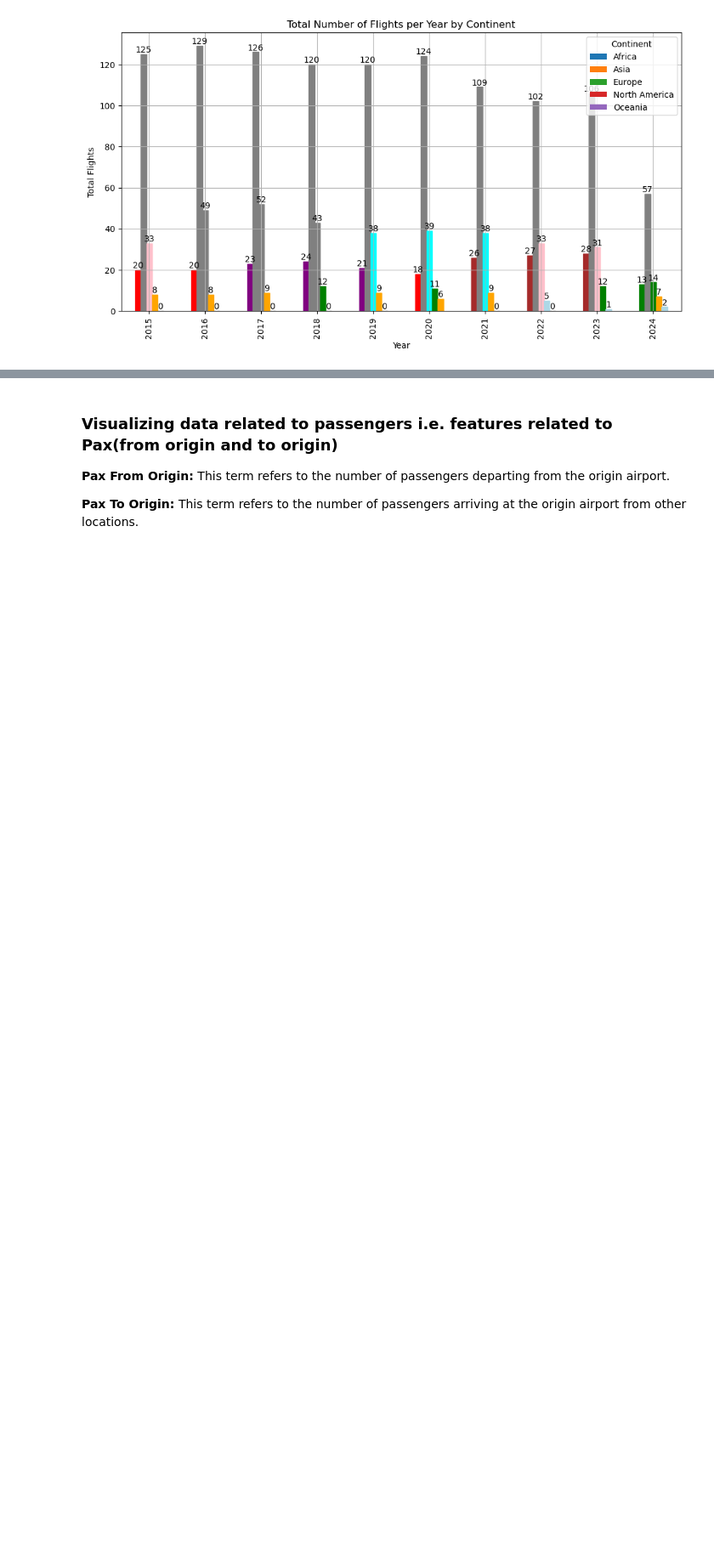
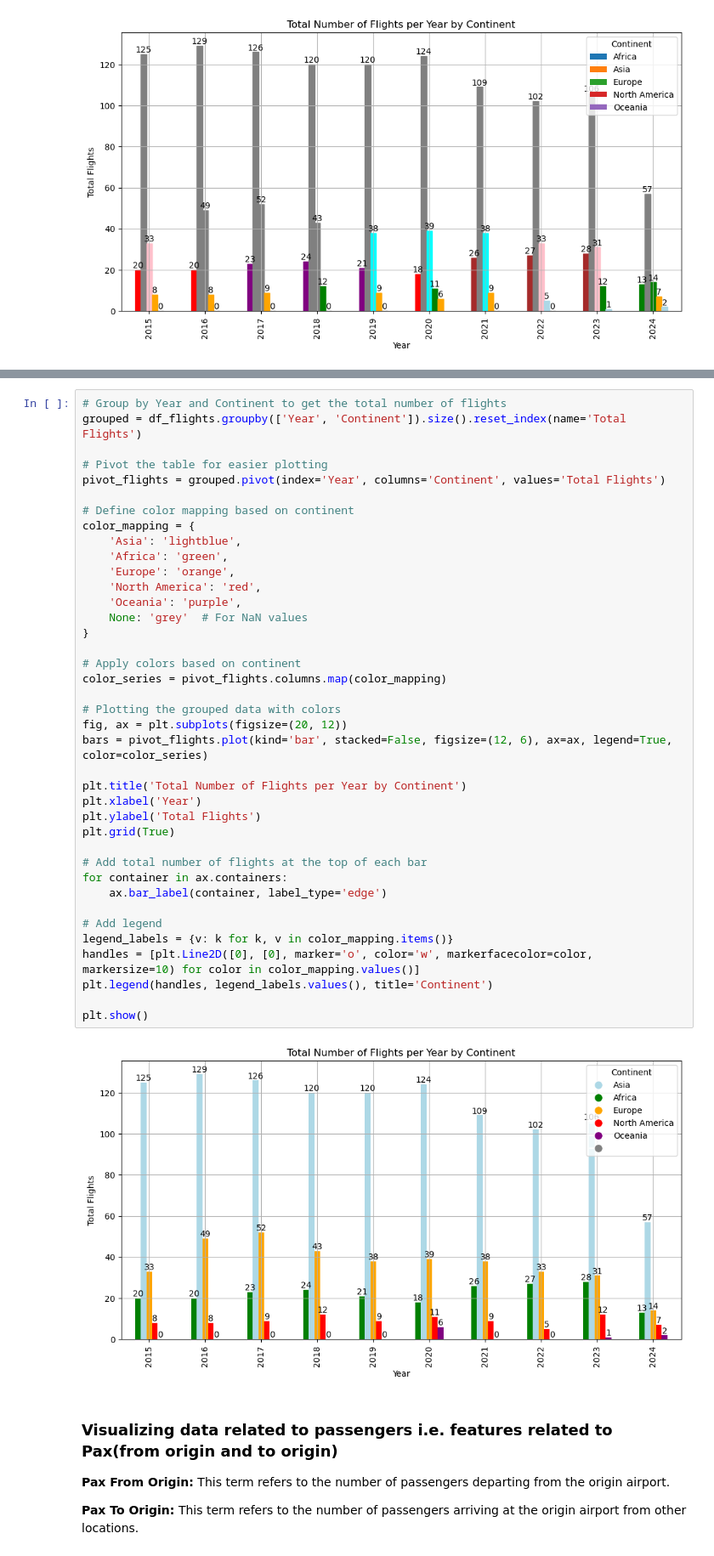
Before and after one commit to rushiraj070/Mumbai_Airport-International_Flight_Analysis, a Jupyter notebook: notebooks/visualization.ipynb, the cells around one changed output, grey strips where cells are left out. Shown at 85% size. Drawn from its saved outputs; the diff is of its cells as text; blank space fills up the shorter version.

```diff
--- a/notebooks/visualization.ipynb
+++ b/notebooks/visualization.ipynb
@@ -680,3 +601,44 @@ plt.show()
+# %%
+# Group by Year and Continent to get the total number of flights
+grouped = df_flights.groupby(['Year', 'Continent']).size().reset_index(name='Total Flights')
+
+# Pivot the table for easier plotting
+pivot_flights = grouped.pivot(index='Year', columns='Continent', values='Total Flights')
+
+# Define color mapping based on continent
+color_mapping = {
+    'Asia': 'lightblue',
+    'Africa': 'green',
+    'Europe': 'orange',
+    'North America': 'red',
+    'Oceania': 'purple',
+    None: 'grey'  # For NaN values
+}
+
+# Apply colors based on continent
+color_series = pivot_flights.columns.map(color_mapping)
+
+# Plotting the grouped data with colors
+fig, ax = plt.subplots(figsize=(20, 12))
+bars = pivot_flights.plot(kind='bar', stacked=False, figsize=(12, 6), ax=ax, legend=True, color=color_series)
+
+plt.title('Total Number of Flights per Year by Continent')
+plt.xlabel('Year')
+plt.ylabel('Total Flights')
+plt.grid(True)
+
+# Add total number of flights at the top of each bar
+for container in ax.containers:
+    ax.bar_label(container, label_type='edge')
+
+# Add legend
+legend_labels = {v: k for k, v in color_mapping.items()}
+handles = [plt.Line2D([0], [0], marker='o', color='w', markerfacecolor=color, markersize=10) for color in color_mapping.values()]
+plt.legend(handles, legend_labels.values(), title='Continent')
+
+plt.show()
+# %% [output]
+[figure, added]
 # %% [markdown]
 ### Visualizing data related to passengers i.e. features related to Pax(from origin and to origin)
 
```
Also changed, not shown: parts of 17 cells of this notebook.
